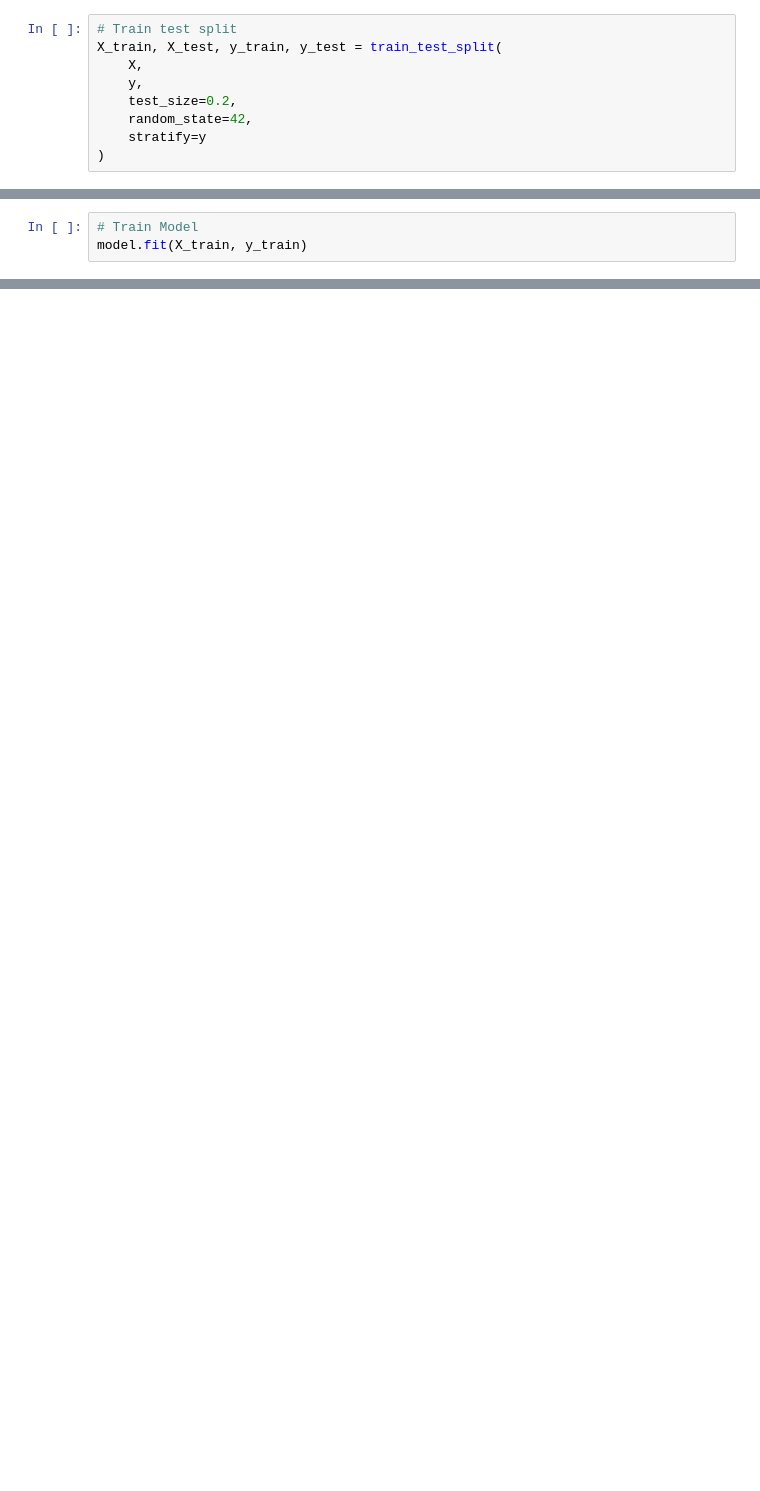
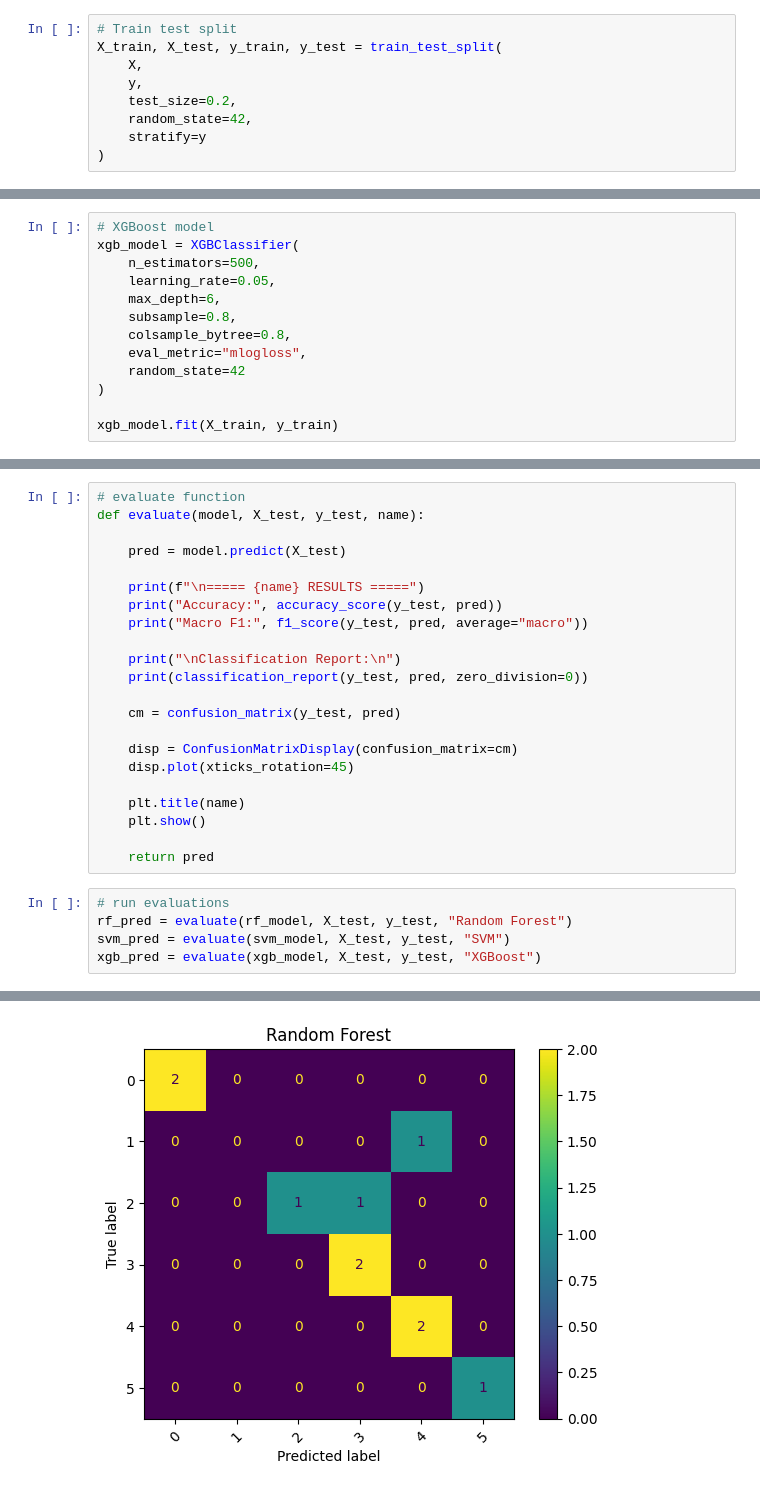
Before and after one commit to DikshyaL/Heart-and-lung-sound-classification, a Jupyter notebook: lung_sound_classification/lung.ipynb, the cells around one changed output, grey strips where cells are left out. Cells and saved outputs as stored; diff of their text form; blank space fills up the shorter version.

```diff
--- a/lung_sound_classification/lung.ipynb
+++ b/lung_sound_classification/lung.ipynb
@@ -141,3 +185,0 @@ model = Pipeline([
-# %%
-# Train Model
-model.fit(X_train, y_train)
@@ -185,0 +201,13 @@ plt.show()
+# %%
+# XGBoost model
+xgb_model = XGBClassifier(
+    n_estimators=500,
+    learning_rate=0.05,
+    max_depth=6,
+    subsample=0.8,
+    colsample_bytree=0.8,
+    eval_metric="mlogloss",
+    random_state=42
+)
+
+xgb_model.fit(X_train, y_train)
@@ -185,0 +227,28 @@ plt.show()
+# %%
+# evaluate function
+def evaluate(model, X_test, y_test, name):
+
+    pred = model.predict(X_test)
+
+    print(f"\n===== {name} RESULTS =====")
+    print("Accuracy:", accuracy_score(y_test, pred))
+    print("Macro F1:", f1_score(y_test, pred, average="macro"))
+
+    print("\nClassification Report:\n")
+    print(classification_report(y_test, pred, zero_division=0))
+
+    cm = confusion_matrix(y_test, pred)
+
+    disp = ConfusionMatrixDisplay(confusion_matrix=cm)
+    disp.plot(xticks_rotation=45)
+
+    plt.title(name)
+    plt.show()
+
+    return pred
+# %%
+# run evaluations
+rf_pred = evaluate(rf_model, X_test, y_test, "Random Forest")
+svm_pred = evaluate(svm_model, X_test, y_test, "SVM")
+xgb_pred = evaluate(xgb_model, X_test, y_test, "XGBoost")
+# %% [output]
@@ -185,0 +273 @@ plt.show()
+[figure, added]
```
Also changed, not shown: parts of 23 cells of this notebook, 9 other files.
